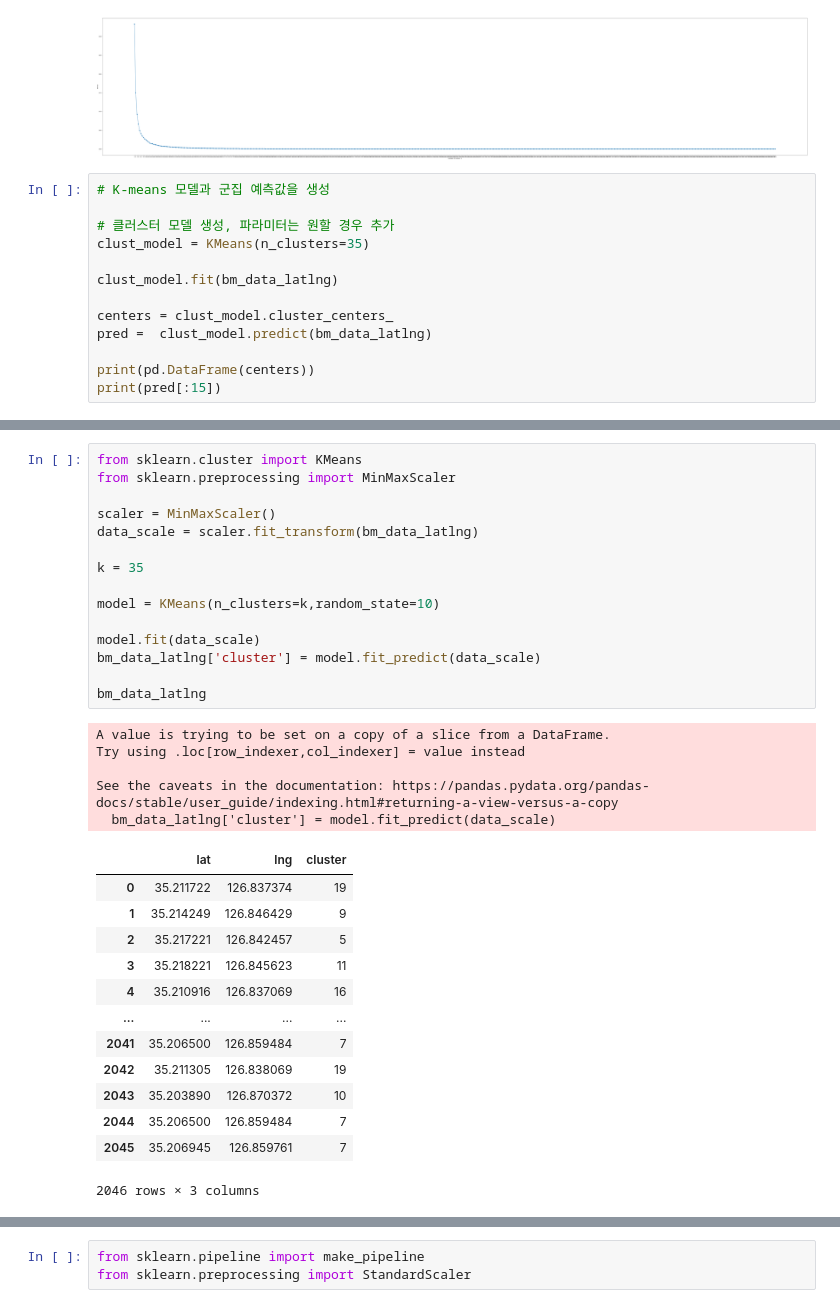
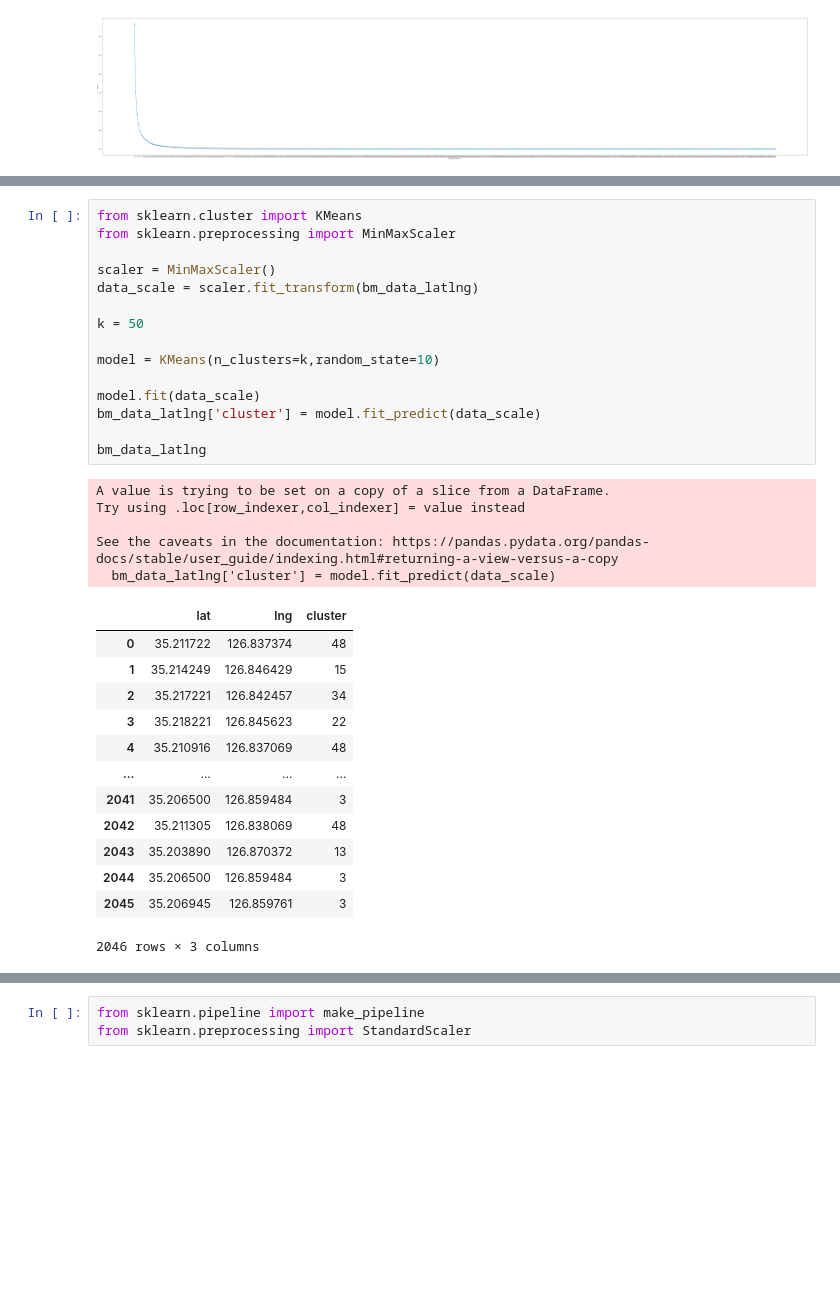
Before and after one commit to hyojaeKwon/aistone-vrp, a Jupyter notebook: stores/vrp_more_data/clustering.ipynb, the cells around one changed output, grey strips where cells are left out. Saved outputs shown, nothing was run; the diff lists cells and outputs as text; blank space fills up the shorter version.

```diff
--- a/stores/vrp_more_data/clustering.ipynb
+++ b/stores/vrp_more_data/clustering.ipynb
@@ -78,16 +86,3 @@ plt.xticks(ks)
 plt.show()
 # %% [output]
 [figure]
-# %%
-# K-means 모델과 군집 예측값을 생성
-
-# 클러스터 모델 생성, 파라미터는 원할 경우 추가
-clust_model = KMeans(n_clusters=35)
-
-clust_model.fit(bm_data_latlng)
-
-centers = clust_model.cluster_centers_
-pred =  clust_model.predict(bm_data_latlng)
-
-print(pd.DataFrame(centers))
-print(pred[:15])
@@ -112,36 +89,36 @@ print(pred[:15])
 # %%
 from sklearn.cluster import KMeans
 from sklearn.preprocessing import MinMaxScaler
 
 scaler = MinMaxScaler()
 data_scale = scaler.fit_transform(bm_data_latlng)
 
-k = 35
+k = 50
 
 model = KMeans(n_clusters=k,random_state=10)
 
 model.fit(data_scale)
 bm_data_latlng['cluster'] = model.fit_predict(data_scale)
 
 bm_data_latlng
 # %% [output]
 A value is trying to be set on a copy of a slice from a DataFrame.
 Try using .loc[row_indexer,col_indexer] = value instead
 
 See the caveats in the documentation: https://pandas.pydata.org/pandas-docs/stable/user_guide/indexing.html#returning-a-view-versus-a-copy
   bm_data_latlng['cluster'] = model.fit_predict(data_scale)
 |  | lat | lng | cluster |
-| 0 | 35.211722 | 126.837374 | 19 |
-| 1 | 35.214249 | 126.846429 | 9 |
-| 2 | 35.217221 | 126.842457 | 5 |
-| 3 | 35.218221 | 126.845623 | 11 |
-| 4 | 35.210916 | 126.837069 | 16 |
+| 0 | 35.211722 | 126.837374 | 48 |
+| 1 | 35.214249 | 126.846429 | 15 |
+| 2 | 35.217221 | 126.842457 | 34 |
+| 3 | 35.218221 | 126.845623 | 22 |
+| 4 | 35.210916 | 126.837069 | 48 |
 | ... | ... | ... | ... |
-| 2041 | 35.206500 | 126.859484 | 7 |
-| 2042 | 35.211305 | 126.838069 | 19 |
-| 2043 | 35.203890 | 126.870372 | 10 |
-| 2044 | 35.206500 | 126.859484 | 7 |
-| 2045 | 35.206945 | 126.859761 | 7 |
+| 2041 | 35.206500 | 126.859484 | 3 |
+| 2042 | 35.211305 | 126.838069 | 48 |
+| 2043 | 35.203890 | 126.870372 | 13 |
+| 2044 | 35.206500 | 126.859484 | 3 |
+| 2045 | 35.206945 | 126.859761 | 3 |
 2046 rows × 3 columns
 # %%
 clust_df = bm_data_latlng.copy()
```
Also changed, not shown: parts of 12 cells of this notebook, 13 other files.
